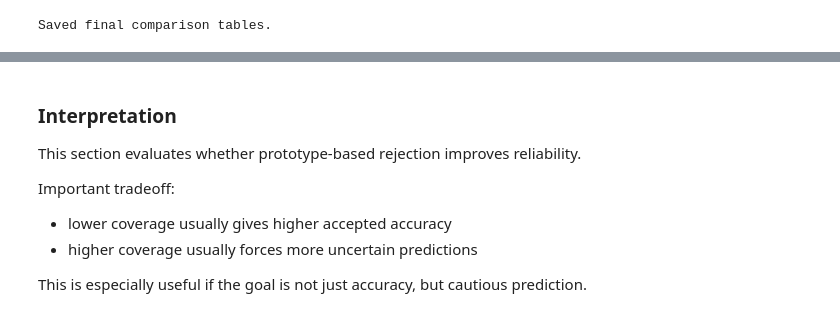
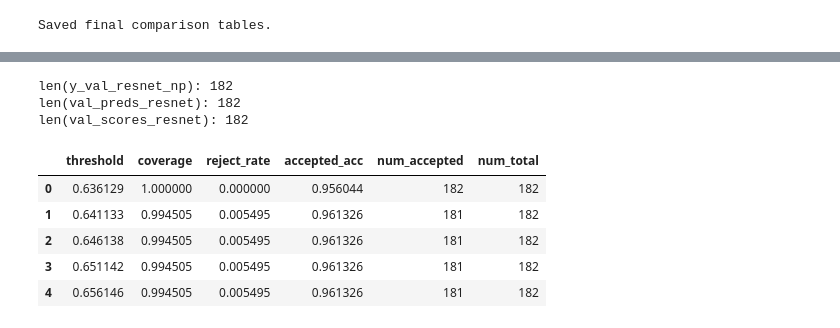
Before and after one commit to Tseng0318/ENDG511project, a Jupyter notebook: david_solution.ipynb, the cells around one changed output, grey strips where cells are left out. Cells and saved outputs as stored; diff of their text form; code cells hidden in the pictures.

```diff
--- a/david_solution.ipynb
+++ b/david_solution.ipynb
@@ -3509,11 +3021,17 @@ Saved rejection results.
-# %% [markdown]
-### Interpretation
-
-This section evaluates whether prototype-based rejection improves reliability.
-
-Important tradeoff:
-- lower coverage usually gives higher accepted accuracy
-- higher coverage usually forces more uncertain predictions
-
-This is especially useful if the goal is not just accuracy,
-but cautious prediction.
+# %%
+prototypes = compute_class_prototypes(Z_resnet_train_l2, y_train, NUM_CLASSES)
+prototypes = l2_normalize_torch(prototypes)
+
+val_sims_resnet = Z_resnet_val_l2 @ prototypes.T
+val_preds_resnet = torch.argmax(val_sims_resnet, dim=1)
+val_scores_resnet = val_sims_resnet.max(dim=1).values
+
+y_val_resnet_np = y_val.numpy()
+
+print("len(y_val_resnet_np):", len(y_val_resnet_np))
+print("len(val_preds_resnet):", len(val_preds_resnet))
+print("len(val_scores_resnet):", len(val_scores_resnet))
+# %% [output]
+len(y_val_resnet_np): 182
+len(val_preds_resnet): 182
+len(val_scores_resnet): 182
@@ -3519,0 +3049,47 @@ but cautious prediction.
+# %%
+def evaluate_rejection_cosine(y_true, preds, scores, threshold):
+    y_true = np.asarray(y_true)
+    preds = np.asarray(preds)
+    scores = np.asarray(scores)
+
+    accept_mask = scores >= threshold
+    coverage = accept_mask.mean()
+    reject_rate = 1.0 - coverage
+
+    if accept_mask.sum() > 0:
+        accepted_acc = accuracy_score(y_true[accept_mask], preds[accept_mask])
+    else:
+        accepted_acc = np.nan
+
+    return {
+        "threshold": float(threshold),
+        "coverage": float(coverage),
+        "reject_rate": float(reject_rate),
+        "accepted_acc": float(accepted_acc) if not np.isnan(accepted_acc) else np.nan,
+        "num_accepted": int(accept_mask.sum()),
+        "num_total": int(len(y_true)),
+    }
+# %%
+scores_np = val_scores_resnet.numpy()
+thresholds = np.linspace(scores_np.min(), scores_np.max(), 50)
+
+rows = []
+for t in thresholds:
+    rows.append(
+        evaluate_rejection_cosine(
+            y_true=y_val_resnet_np,
+            preds=val_preds_resnet.numpy(),
+            scores=scores_np,
+            threshold=t
+        )
+    )
+
+reject_df = pd.DataFrame(rows)
+reject_df.head()
+# %% [output]
+|  | threshold | coverage | reject_rate | accepted_acc | num_accepted | num_total |
+| 0 | 0.636129 | 1.000000 | 0.000000 | 0.956044 | 182 | 182 |
+| 1 | 0.641133 | 0.994505 | 0.005495 | 0.961326 | 181 | 182 |
+| 2 | 0.646138 | 0.994505 | 0.005495 | 0.961326 | 181 | 182 |
+| 3 | 0.651142 | 0.994505 | 0.005495 | 0.961326 | 181 | 182 |
+| 4 | 0.656146 | 0.994505 | 0.005495 | 0.961326 | 181 | 182 |
```
Also changed, not shown: parts of 89 cells of this notebook.
